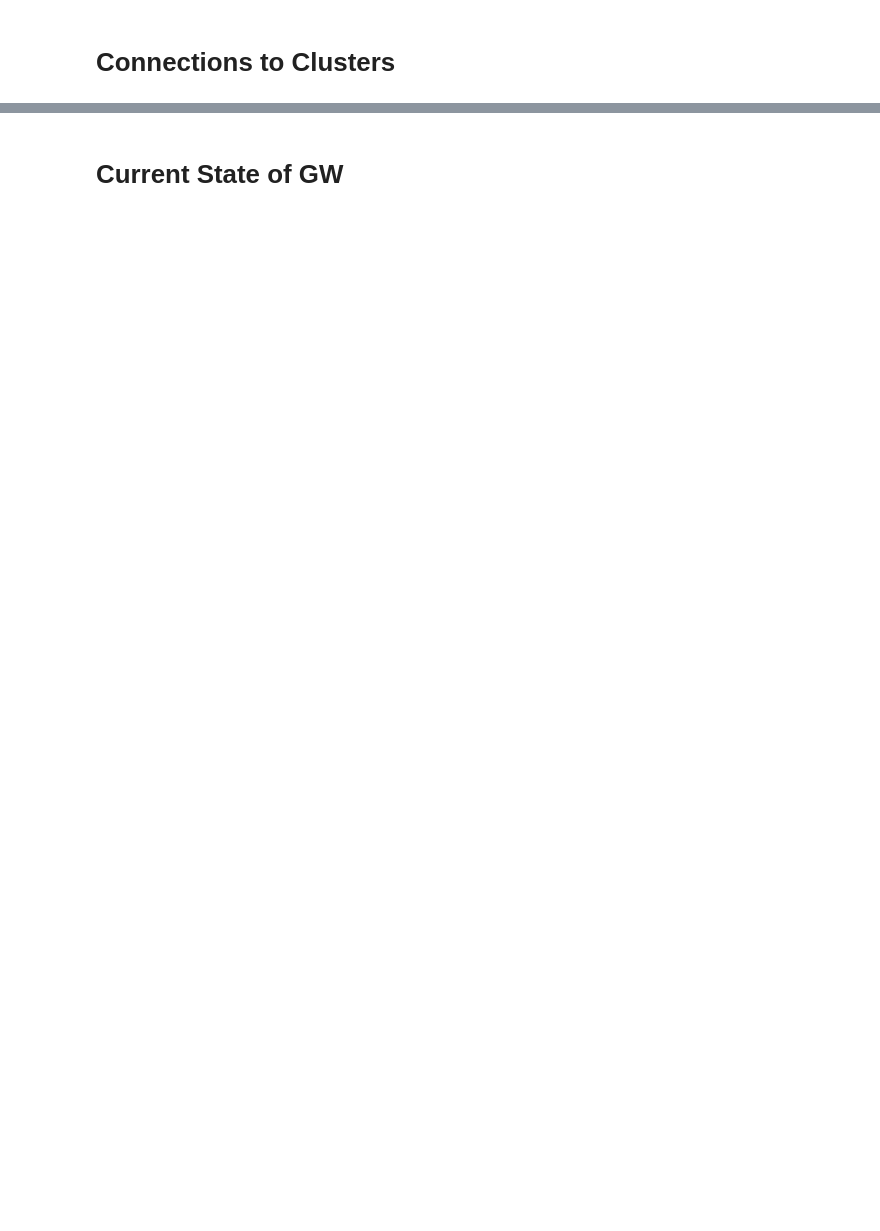
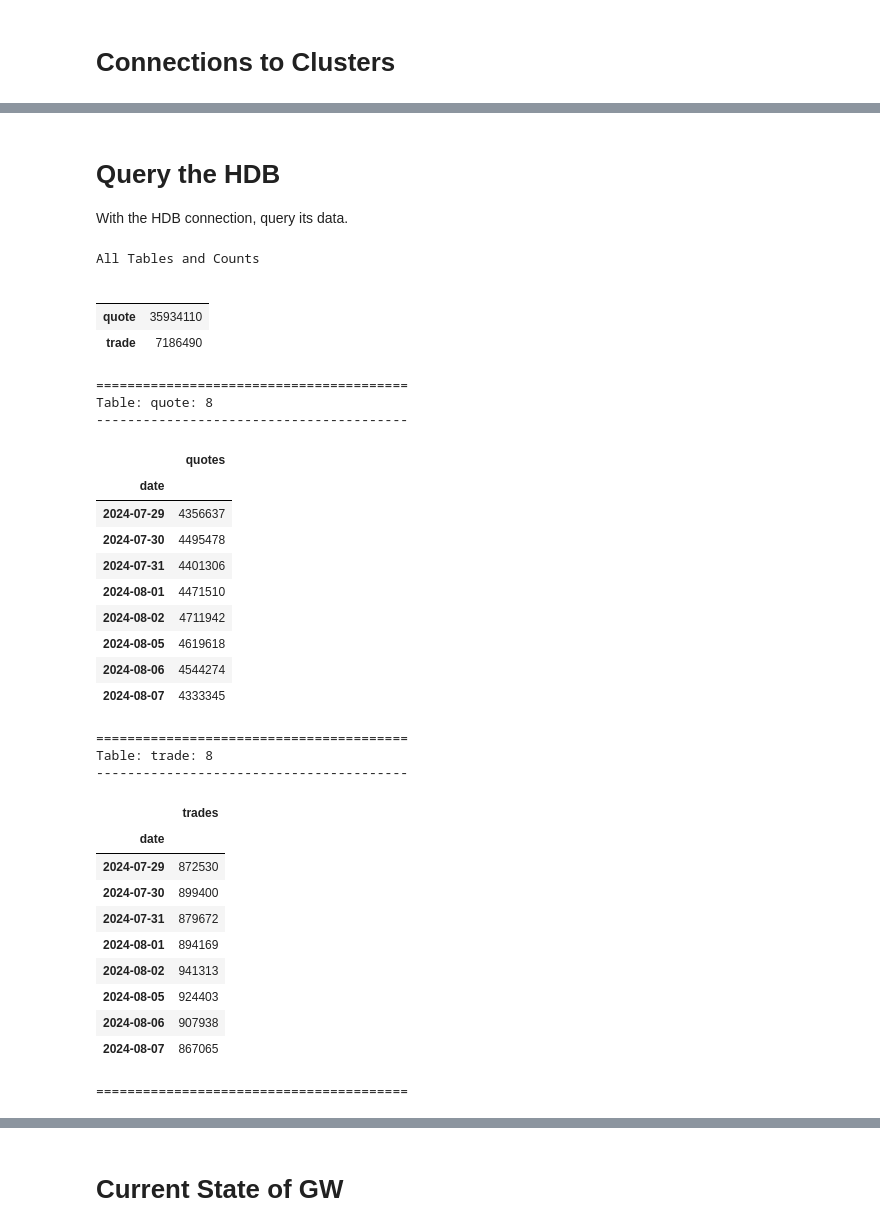
Before and after one commit to aws/amazon-finspace-examples, a Jupyter notebook: ManagedkdbInsights/basic_tick_V3/pykx_query_all.ipynb, the cells around one changed output, grey strips where cells are left out. Drawn from its saved outputs; the diff is of its cells as text; code cells hidden in the pictures; blank space fills up the shorter version.

```diff
--- a/ManagedkdbInsights/basic_tick_V3/pykx_query_all.ipynb
+++ b/ManagedkdbInsights/basic_tick_V3/pykx_query_all.ipynb
@@ -134,0 +61,60 @@ rdb("trade")
+# %% [markdown]
+# Query the HDB
+With the HDB connection, query its data.
+# %%
+# ensure database is loaded
+hdb('.Q.lo[hsym`$.aws.akdbp,"/",.aws.akdb,"/";0b;0b]')
+
+# inventory of tables in the database and rows in each
+print("All Tables and Counts")
+display( hdb("tables[]!count each value each tables[]") )
+print(40*'=')
+
+# Dates and Counts of one table
+tables = hdb('tables[]').py()
+
+for t in tables:
+    # anything to display?
+    tt = hdb(f"select {t}s:count i by date from {t} where date in 10#desc date").pd()
+    r = len(tt.index)
+
+    if r == 0:
+        continue
+
+    print(f'Table: {t}: {r:,}')
+    print(40*'-')
+    display(tt)
+    print(40*'=')
+# %% [output]
+All Tables and Counts
+|  |  |
+|  |  |
+| quote | 35934110 |
+| trade | 7186490 |
+========================================
+Table: quote: 8
+----------------------------------------
+|  | quotes |
+| date |  |
+| 2024-07-29 | 4356637 |
+| 2024-07-30 | 4495478 |
+| 2024-07-31 | 4401306 |
+| 2024-08-01 | 4471510 |
+| 2024-08-02 | 4711942 |
+| 2024-08-05 | 4619618 |
+| 2024-08-06 | 4544274 |
+| 2024-08-07 | 4333345 |
+========================================
+Table: trade: 8
+----------------------------------------
+|  | trades |
+| date |  |
+| 2024-07-29 | 872530 |
+| 2024-07-30 | 899400 |
+| 2024-07-31 | 879672 |
+| 2024-08-01 | 894169 |
+| 2024-08-02 | 941313 |
+| 2024-08-05 | 924403 |
+| 2024-08-06 | 907938 |
+| 2024-08-07 | 867065 |
+========================================
```
Also changed, not shown: parts of 32 cells of this notebook, 23 other files.
